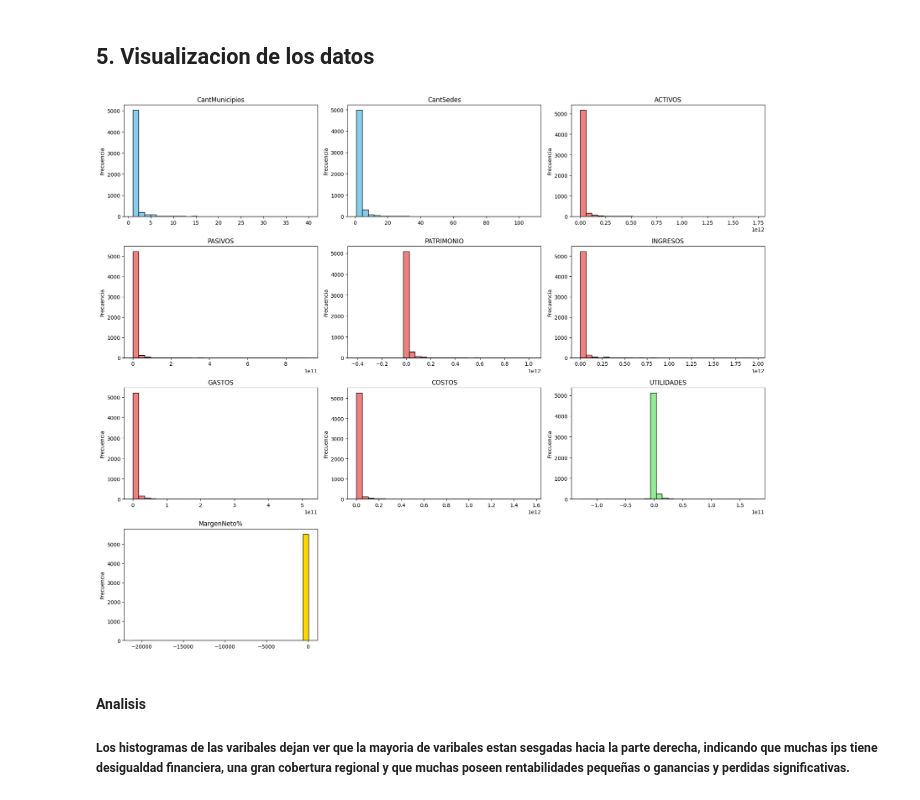
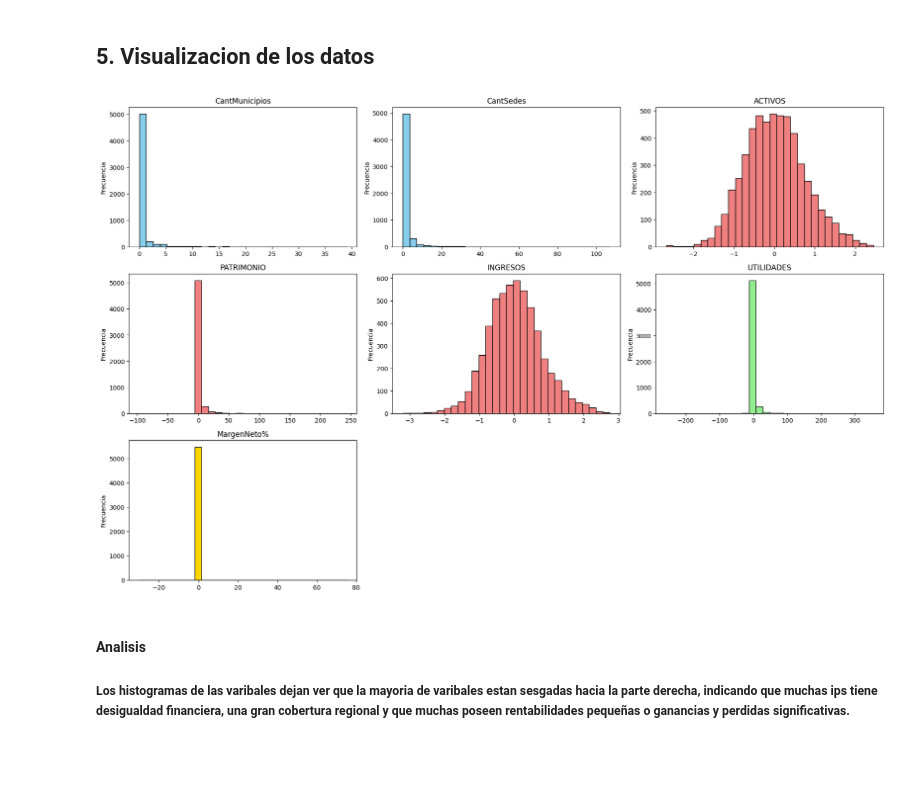
Before and after one commit to TearzGSL/Proyecto-final---Datamming, a Jupyter notebook: src/Clustering.ipynb, the cells around one changed output. Saved outputs shown, nothing was run; the diff lists cells and outputs as text; code cells hidden in the pictures; blank space fills up the shorter version.

Commit message:
Cambios Clustering

```diff
--- a/src/Clustering.ipynb
+++ b/src/Clustering.ipynb
@@ -85,3 +72,6 @@ Name: MargenNeto%, Length: 5530, dtype: float64
+# %%
+# rellenar los valores nulos
+df = df.fillna(df.median())
 # %%
 # verificamos ahora si todas las variables
 print(df.info())
@@ -108,16 +98,18 @@ None
 # %%
 # se eligen las variables que se van a utilizar para el clustering
 variables_cluster = [
+    # variables operativas
     'CantMunicipios',
     'CantSedes',
+    # variables financieras
     'ACTIVOS',
-    'PASIVOS',
     'PATRIMONIO',
     'INGRESOS',
-    'GASTOS',
-    'COSTOS',
     'UTILIDADES',
+    # indicador de rentabilidad
     'MargenNeto%'
 ]
 
 X = df[variables_cluster]
+# Verificando que no existan valores nulos
+print(X.isnull().sum())
@@ -142,0 +202,13 @@ Estadistica descriptiva de los variables escogidas:
+# %%
+# vemos que hay valores son muy extremos entre el minimo y el maximo de algunas columnas
+# por lo que debemos realizar una trasnformacion logaritmica
+
+# a que variables aplicar logaritmo (solo valores positivos)
+var_log = [
+    'ACTIVOS',
+    'INGRESOS',
+]
+
+X_log = X.copy()
+X_log[var_log] = np.log1p(X_log[var_log])
+X_log.describe()
@@ -142,0 +225,11 @@ Estadistica descriptiva de los variables escogidas:
+# %%
+# Normalizar valores muy extremos
+from sklearn.preprocessing import RobustScaler
+
+scaler = RobustScaler()
+X_scaled = scaler.fit_transform(X_log)
+
+# convertir a Dataframe de neuvo
+X_scaled = pd.DataFrame(X_scaled, columns=variables_cluster)
+
+X_scaled.describe()
@@ -150,42 +253,43 @@ Estadistica descriptiva de los variables escogidas:
 import matplotlib.pyplot as plt
 import seaborn as sns
 # %%
-#Histograma
+#Histograma con variables normalizadas
 plt.figure(figsize=(18,15))
-#  olores por variable
+#  colores por variable
 colores = {
     # variables operativas
     'CantMunicipios': 'skyblue',
     'CantSedes': 'skyblue',
 
     # variables financieras
     'ACTIVOS': 'lightcoral',
     'PASIVOS': 'lightcoral',
     'PATRIMONIO': 'lightcoral',
     'INGRESOS': 'lightcoral',
     'GASTOS': 'lightcoral',
     'COSTOS': 'lightcoral',
 
     'UTILIDADES': 'lightgreen',
 
     'MargenNeto%': 'gold'
 }
 # crear histogramas
-for i, columna in enumerate(X.columns, 1):
+for i, columna in enumerate(X_scaled.columns, 1):
     plt.subplot(4,3,i)
     plt.hist(
-        X[columna],
+        X_scaled[columna],
         bins=30,
         color=colores[columna],
         edgecolor='black'
     )
     plt.title(columna)
     plt.xlabel('')
     plt.ylabel('Frecuencia')
+
 plt.tight_layout()
 plt.show()
 # %% [output]
-[figure, old version]
+[figure, new version]
 # %% [markdown]
 #### Analisis
 ##### Los histogramas de las varibales dejan ver que la mayoria de varibales estan sesgadas hacia la parte derecha, indicando que muchas ips tiene desigualdad financiera, una gran cobertura regional y que muchas poseen rentabilidades pequeñas o ganancias y perdidas significativas.
```
Also changed, not shown: parts of 40 cells of this notebook.
